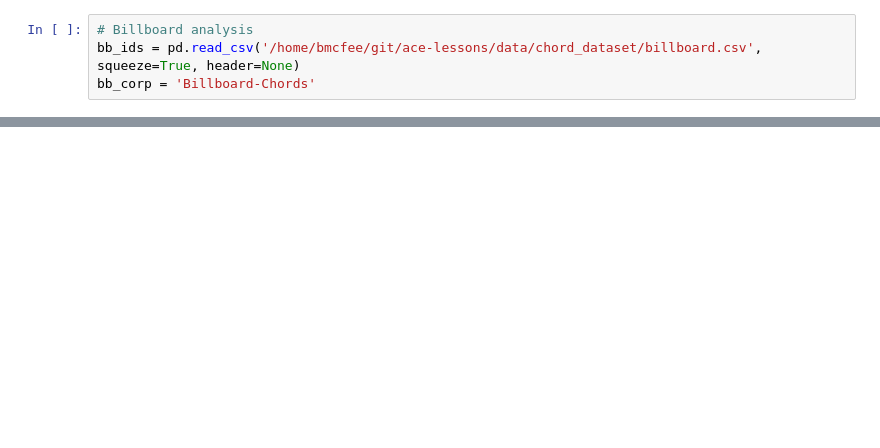
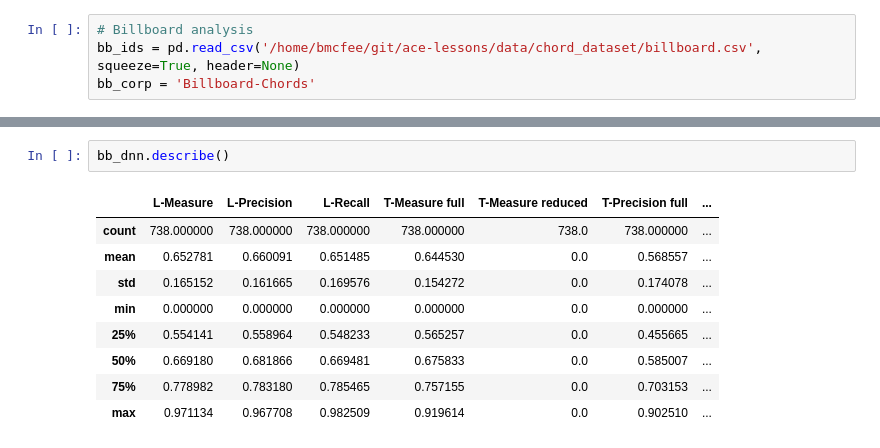
Before and after one commit to bmcfee/ismir2017_chords, a Jupyter notebook: notebooks/06b - Corpus analysis + L-measure.ipynb, the cells around one changed output, grey strips where cells are left out. Saved outputs shown, nothing was run; the diff lists cells and outputs as text; blank space fills up the shorter version.

```diff
--- a/notebooks/06b - Corpus analysis + L-measure.ipynb
+++ b/notebooks/06b - Corpus analysis + L-measure.ipynb
@@ -225,0 +203,12 @@ bb_cr2si.to_json('/home/bmcfee/git/ismir2017_chords/data/bb_cr2si_hier.json')
+# %%
+bb_dnn.describe()
+# %% [output]
+|  | L-Measure | L-Precision | L-Recall | T-Measure full | T-Measure reduced | T-Precision full | ... |
+| count | 738.000000 | 738.000000 | 738.000000 | 738.000000 | 738.0 | 738.000000 | ... |
+| mean | 0.652781 | 0.660091 | 0.651485 | 0.644530 | 0.0 | 0.568557 | ... |
+| std | 0.165152 | 0.161665 | 0.169576 | 0.154272 | 0.0 | 0.174078 | ... |
+| min | 0.000000 | 0.000000 | 0.000000 | 0.000000 | 0.0 | 0.000000 | ... |
+| 25% | 0.554141 | 0.558964 | 0.548233 | 0.565257 | 0.0 | 0.455665 | ... |
+| 50% | 0.669180 | 0.681866 | 0.669481 | 0.675833 | 0.0 | 0.585007 | ... |
+| 75% | 0.778982 | 0.783180 | 0.785465 | 0.757155 | 0.0 | 0.703153 | ... |
+| max | 0.971134 | 0.967708 | 0.982509 | 0.919614 | 0.0 | 0.902510 | ... |
```
Also changed, not shown: parts of 22 cells of this notebook, 6 other files.
